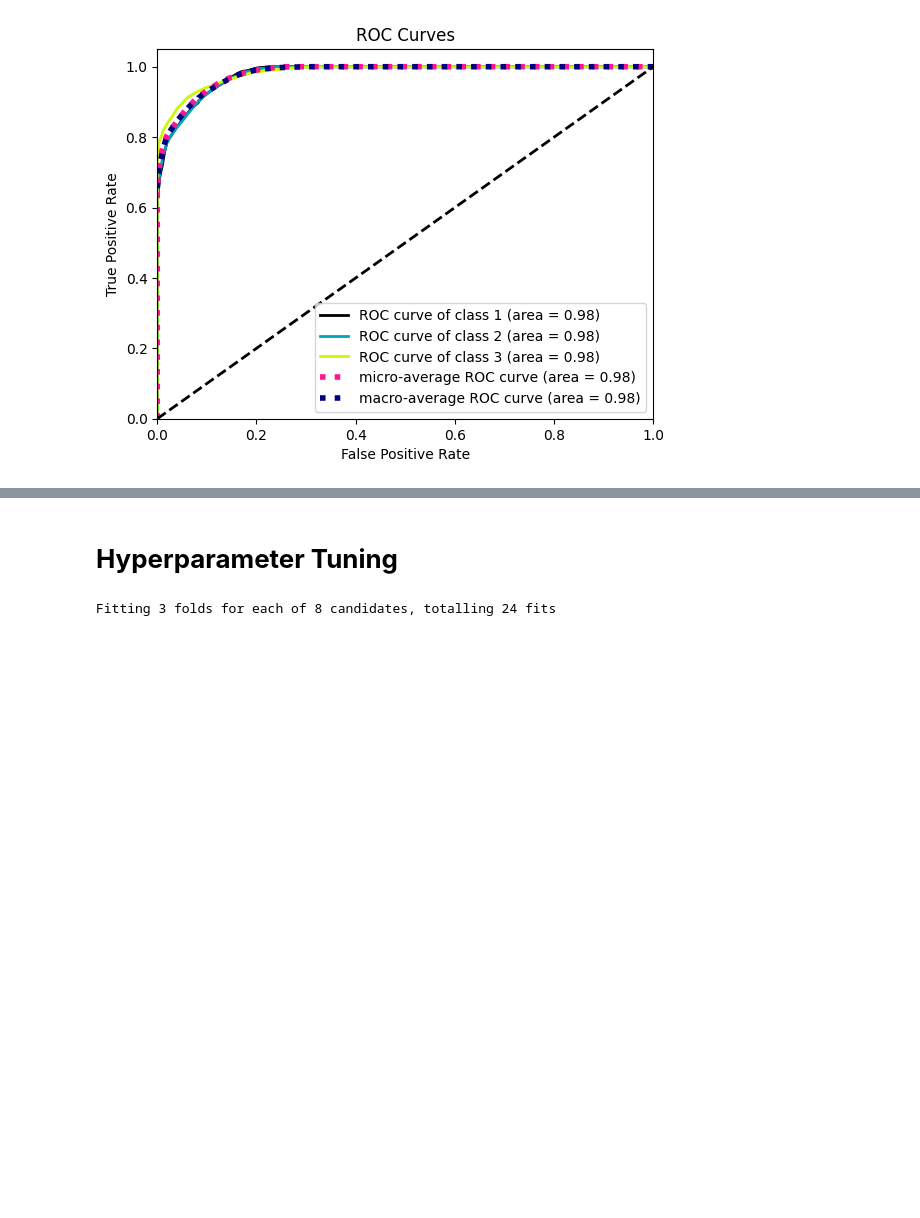
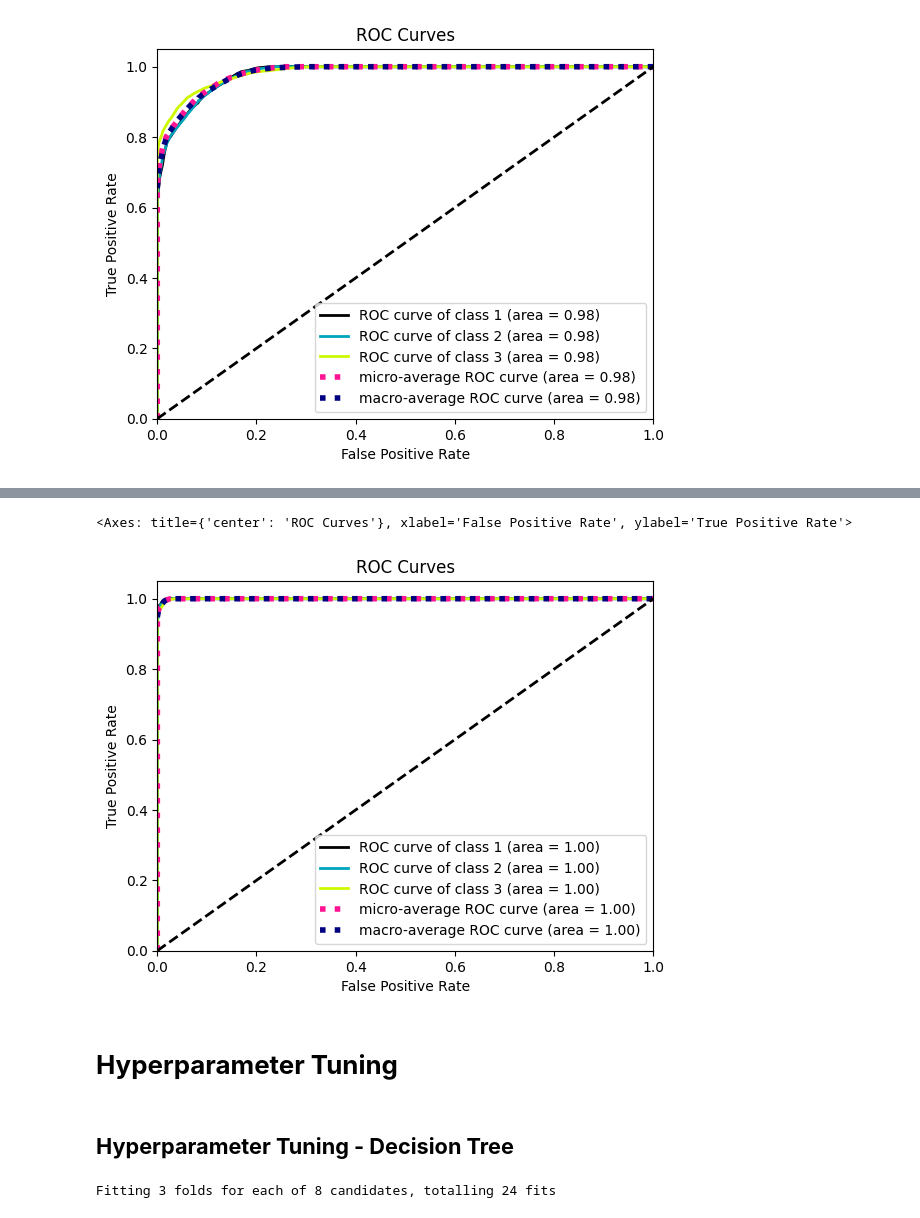
Before and after one commit to cindysintiya/Mental-Health_Sentiment-Analysis, a Jupyter notebook: notebook/ML_Stress_Check_DT.ipynb, the cells around one changed output, grey strips where cells are left out. Drawn from its saved outputs; the diff is of its cells as text; code cells hidden in the pictures; blank space fills up the shorter version.

```diff
--- a/notebook/ML_Stress_Check_RF.ipynb
+++ b/notebook/ML_Stress_Check_DT.ipynb
@@ -369,5 +414,16 @@ skplt.metrics.plot_roc(y_test, dectree_proba)
+# %%
+# untuk visualisasi ROC
+import scikitplot as skplt
+
+# Evaluasi model random forest
+skplt.metrics.plot_roc(y_test, randfor_proba)
+# %% [output]
+<Axes: title={'center': 'ROC Curves'}, xlabel='False Positive Rate', ylabel='True Positive Rate'>
+[figure, added]
 # %% [markdown]
 # **Hyperparameter Tuning**
+# %% [markdown]
+## **Hyperparameter Tuning - Decision Tree**
 # %%
 # Mendefinisikan model decision tree
 dectree_model = DecisionTreeClassifier()
```
Also changed, not shown: parts of 13 cells of this notebook, 3 other files.
